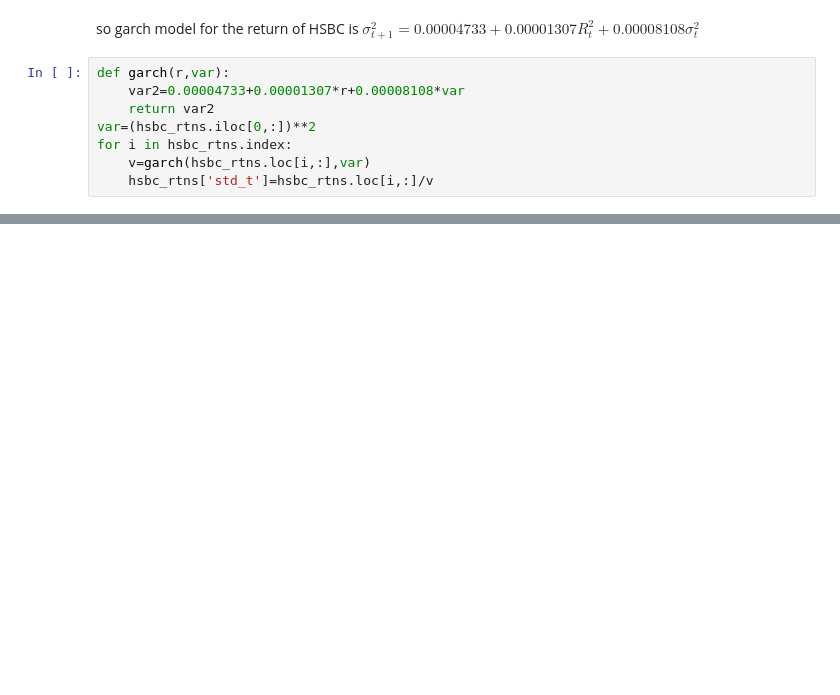
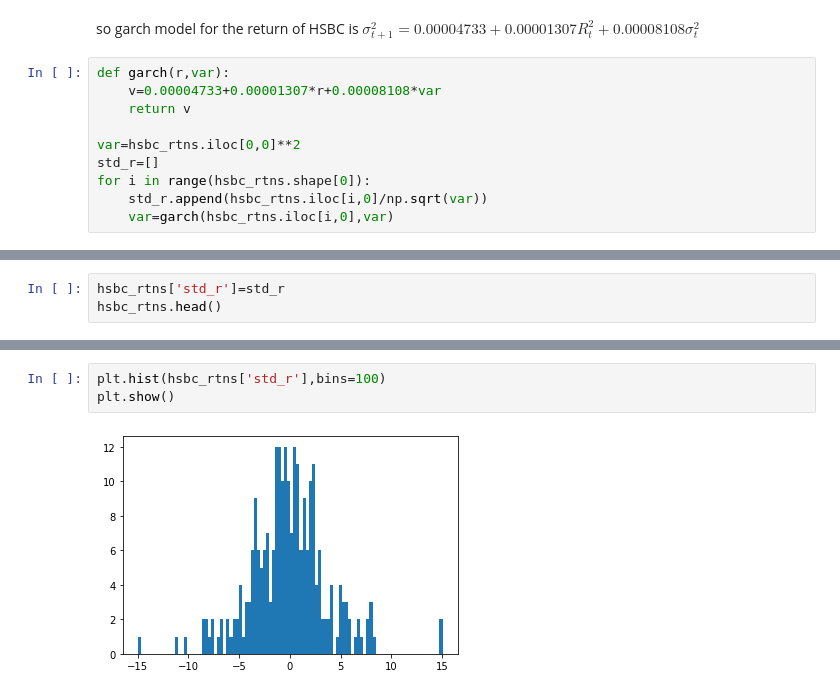
Before and after one commit to quantdive/garch-vol-and-gaussian-copula, a Jupyter notebook: copula.ipynb, the cells around one changed output, grey strips where cells are left out. Cells and saved outputs as stored; diff of their text form; blank space fills up the shorter version.

```diff
--- a/copula.ipynb
+++ b/copula.ipynb
@@ -56,9 +93,11 @@ so garch model for the return of HSBC is
 $\sigma_{t+1}^2=0.00004733+0.00001307 R_t^2 +0.00008108 \sigma_t^2 $
 # %%
 def garch(r,var):
-    var2=0.00004733+0.00001307*r+0.00008108*var
-    return var2
-var=(hsbc_rtns.iloc[0,:])**2
-for i in hsbc_rtns.index:
-    v=garch(hsbc_rtns.loc[i,:],var)
-    hsbc_rtns['std_t']=hsbc_rtns.loc[i,:]/v
+    v=0.00004733+0.00001307*r+0.00008108*var
+    return v
+
+var=hsbc_rtns.iloc[0,0]**2
+std_r=[]
+for i in range(hsbc_rtns.shape[0]):
+    std_r.append(hsbc_rtns.iloc[i,0]/np.sqrt(var))
+    var=garch(hsbc_rtns.iloc[i,0],var)
@@ -69,0 +104,3 @@ Name: 03-Jan-2020, dtype: float64
+# %%
+hsbc_rtns['std_r']=std_r
+hsbc_rtns.head()
@@ -69,0 +115,5 @@ Name: 03-Jan-2020, dtype: float64
+# %%
+plt.hist(hsbc_rtns['std_r'],bins=100)
+plt.show()
+# %% [output]
+[figure, added]
```
Also changed, not shown: parts of 21 cells of this notebook.
